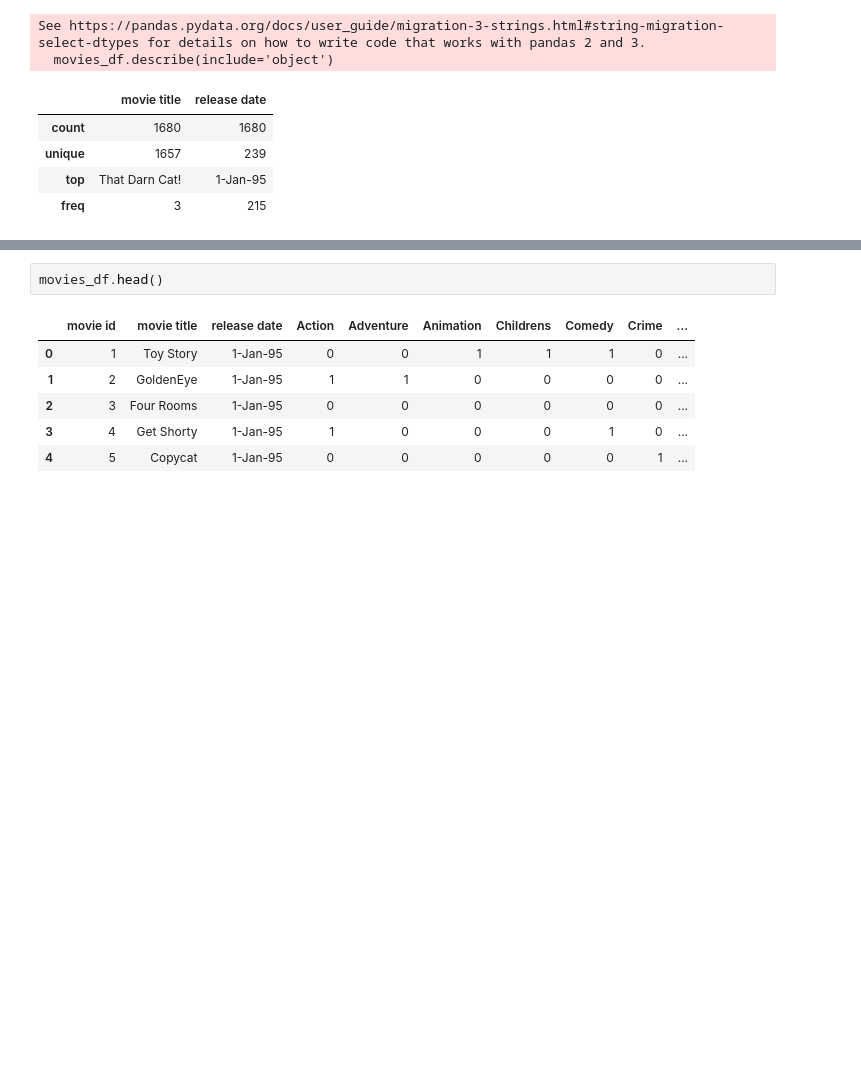
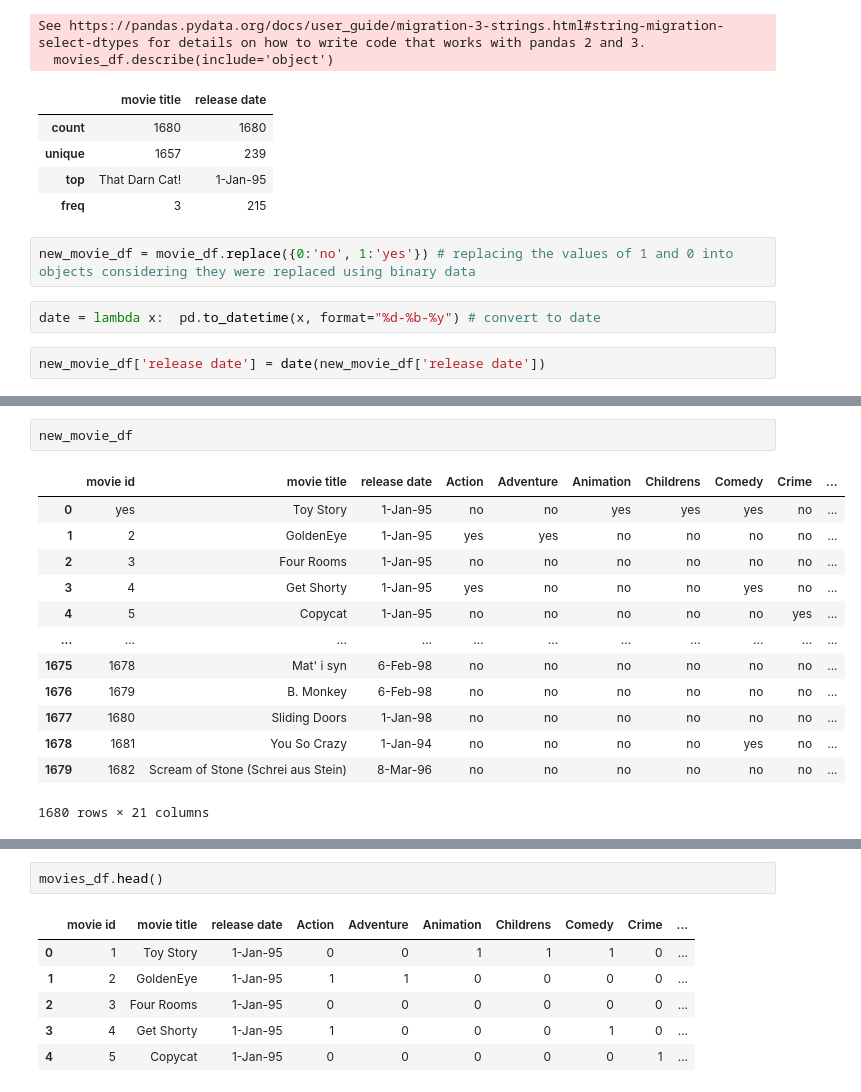
Before and after one commit to JosephRidge/Analysis101, a Jupyter notebook: app.ipynb, the cells around one changed output, grey strips where cells are left out. Drawn from its saved outputs; the diff is of its cells as text; blank space fills up the shorter version.

```diff
--- a/app.ipynb
+++ b/app.ipynb
@@ -505,3 +514,9 @@ See https://pandas.pydata.org/docs/user_guide/migration-3-strings.html#string-mi
 | unique | 1657 | 239 |
 | top | That Darn Cat! | 1-Jan-95 |
 | freq | 3 | 215 |
+# %%
+new_movie_df = movie_df.replace({0:'no', 1:'yes'}) # replacing the values of 1 and 0 into objects considering they were replaced using binary data
+# %%
+date = lambda x:  pd.to_datetime(x, format="%d-%b-%y") # convert to date
+# %%
+new_movie_df['release date'] = date(new_movie_df['release date'])
@@ -507,0 +556,16 @@ See https://pandas.pydata.org/docs/user_guide/migration-3-strings.html#string-mi
+# %%
+new_movie_df
+# %% [output]
+|  | movie id | movie title | release date | Action | Adventure | Animation | Childrens | Comedy | Crime | ... |
+| 0 | yes | Toy Story | 1-Jan-95 | no | no | yes | yes | yes | no | ... |
+| 1 | 2 | GoldenEye | 1-Jan-95 | yes | yes | no | no | no | no | ... |
+| 2 | 3 | Four Rooms | 1-Jan-95 | no | no | no | no | no | no | ... |
+| 3 | 4 | Get Shorty | 1-Jan-95 | yes | no | no | no | yes | no | ... |
+| 4 | 5 | Copycat | 1-Jan-95 | no | no | no | no | no | yes | ... |
+| ... | ... | ... | ... | ... | ... | ... | ... | ... | ... | ... |
+| 1675 | 1678 | Mat' i syn | 6-Feb-98 | no | no | no | no | no | no | ... |
+| 1676 | 1679 | B. Monkey | 6-Feb-98 | no | no | no | no | no | no | ... |
+| 1677 | 1680 | Sliding Doors | 1-Jan-98 | no | no | no | no | no | no | ... |
+| 1678 | 1681 | You So Crazy | 1-Jan-94 | no | no | no | no | yes | no | ... |
+| 1679 | 1682 | Scream of Stone (Schrei aus Stein) | 8-Mar-96 | no | no | no | no | no | no | ... |
+1680 rows × 21 columns
```
Also changed, not shown: parts of 17 cells of this notebook.
